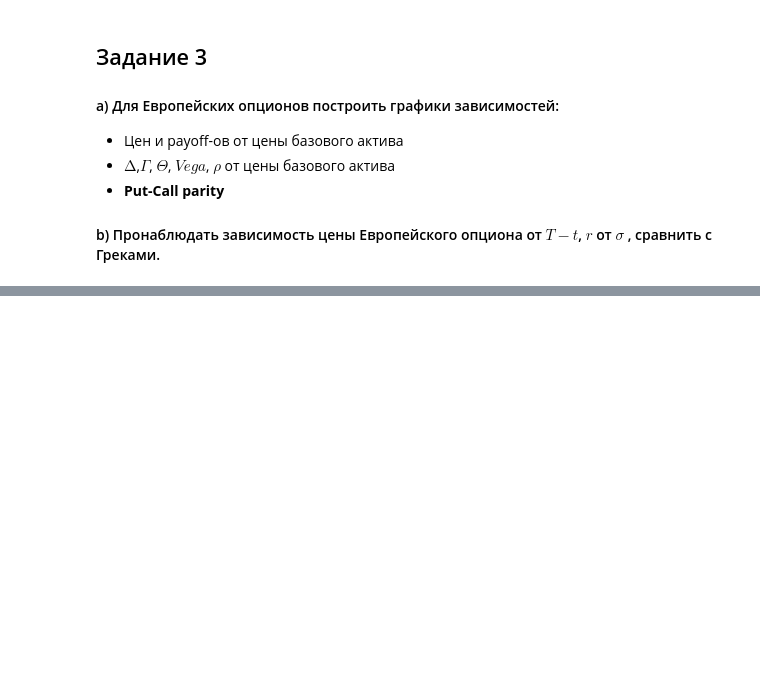
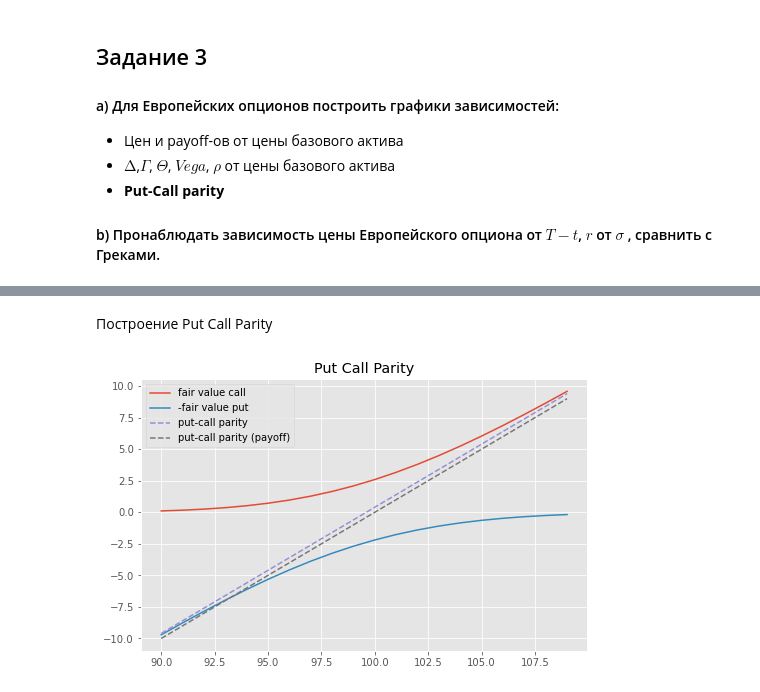
Before and after one commit to CyberCheshir/FinMath, a Jupyter notebook: Лабораторная 2.ipynb, the cells around one changed output, grey strips where cells are left out. Drawn from its saved outputs; the diff is of its cells as text; code cells hidden in the pictures; blank space fills up the shorter version.

Commit message:
2 лаба. добавление putcall parity

```diff
--- a/Лабораторная 2.ipynb
+++ b/Лабораторная 2.ipynb
@@ -113,0 +216,21 @@ print(f'Цена Европейского Put опциона = {exercise_2()}$')
+# %% [markdown]
+Построение Put Call Parity
+# %%
+interval = np.arange(strike_price - range_value, strike_price + range_value, 1)
+plt.figure(figsize=(8,5))
+plt.title('Put Call Parity')
+# fair put
+plt.plot(interval,fair_value_call_arr, label='fair value call')
+# fair call
+plt.plot(interval,-fair_value_put_arr,label ='-fair value put')
+# put call
+plt.plot(interval,interval-strike_price*np.exp(-r*T),
+label='put-call parity', linestyle='dashed')
+
+plt.plot(interval, payoff_call_arr- payoff_put_arr,
+label='put-call parity (payoff)', linestyle='dashed')
+
+plt.legend(loc='best')
+plt.show()
+# %% [output]
+[figure, added]
```
Also changed, not shown: parts of 17 cells of this notebook, 1 other file.
